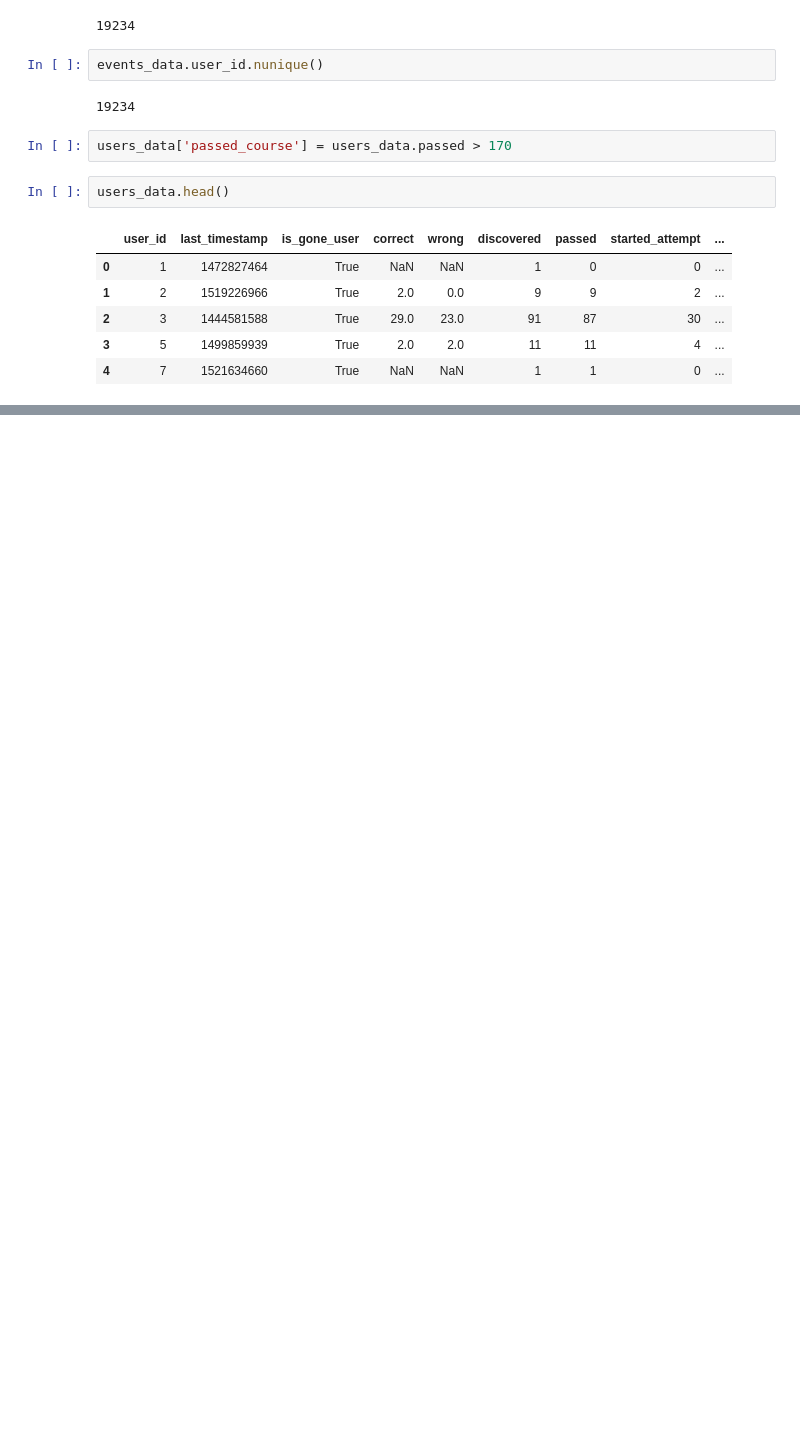
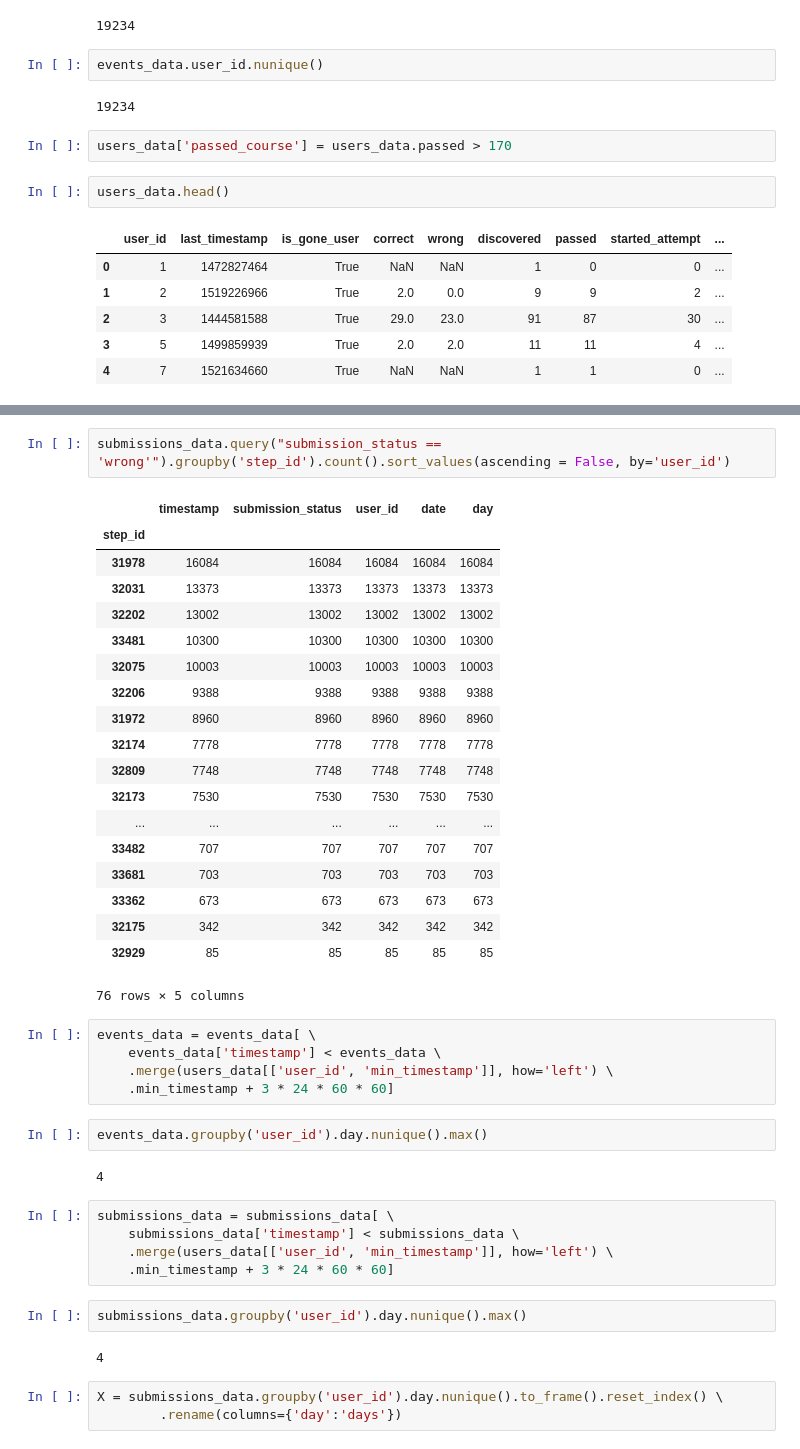
Before and after one commit to sergeymong/Python, a Jupyter notebook: Stepik Introduction to Data Science/Stepik ML Contest.ipynb, the cells around one changed output, grey strips where cells are left out. Drawn from its saved outputs; the diff is of its cells as text; blank space fills up the shorter version.

```diff
--- a/Stepik Introduction to Data Science/Stepik ML Contest.ipynb
+++ b/Stepik Introduction to Data Science/Stepik ML Contest.ipynb
@@ -205,0 +266,43 @@ users_data.head()
+# %%
+submissions_data.query("submission_status == 'wrong'").groupby('step_id').count().sort_values(ascending = False, by='user_id')
+# %% [output]
+|  | timestamp | submission_status | user_id | date | day |
+| step_id |  |  |  |  |  |
+| 31978 | 16084 | 16084 | 16084 | 16084 | 16084 |
+| 32031 | 13373 | 13373 | 13373 | 13373 | 13373 |
+| 32202 | 13002 | 13002 | 13002 | 13002 | 13002 |
+| 33481 | 10300 | 10300 | 10300 | 10300 | 10300 |
+| 32075 | 10003 | 10003 | 10003 | 10003 | 10003 |
+| 32206 | 9388 | 9388 | 9388 | 9388 | 9388 |
+| 31972 | 8960 | 8960 | 8960 | 8960 | 8960 |
+| 32174 | 7778 | 7778 | 7778 | 7778 | 7778 |
+| 32809 | 7748 | 7748 | 7748 | 7748 | 7748 |
+| 32173 | 7530 | 7530 | 7530 | 7530 | 7530 |
+| ... | ... | ... | ... | ... | ... |
+| 33482 | 707 | 707 | 707 | 707 | 707 |
+| 33681 | 703 | 703 | 703 | 703 | 703 |
+| 33362 | 673 | 673 | 673 | 673 | 673 |
+| 32175 | 342 | 342 | 342 | 342 | 342 |
+| 32929 | 85 | 85 | 85 | 85 | 85 |
+76 rows × 5 columns
+# %%
+events_data = events_data[ \
+    events_data['timestamp'] < events_data \
+    .merge(users_data[['user_id', 'min_timestamp']], how='left') \
+    .min_timestamp + 3 * 24 * 60 * 60]
+# %%
+events_data.groupby('user_id').day.nunique().max()
+# %% [output]
+4
+# %%
+submissions_data = submissions_data[ \
+    submissions_data['timestamp'] < submissions_data \
+    .merge(users_data[['user_id', 'min_timestamp']], how='left') \
+    .min_timestamp + 3 * 24 * 60 * 60]
+# %%
+submissions_data.groupby('user_id').day.nunique().max()
+# %% [output]
+4
+# %%
+X = submissions_data.groupby('user_id').day.nunique().to_frame().reset_index() \
+        .rename(columns={'day':'days'})
```
Also changed, not shown: parts of 31 cells of this notebook, 20 other files.
